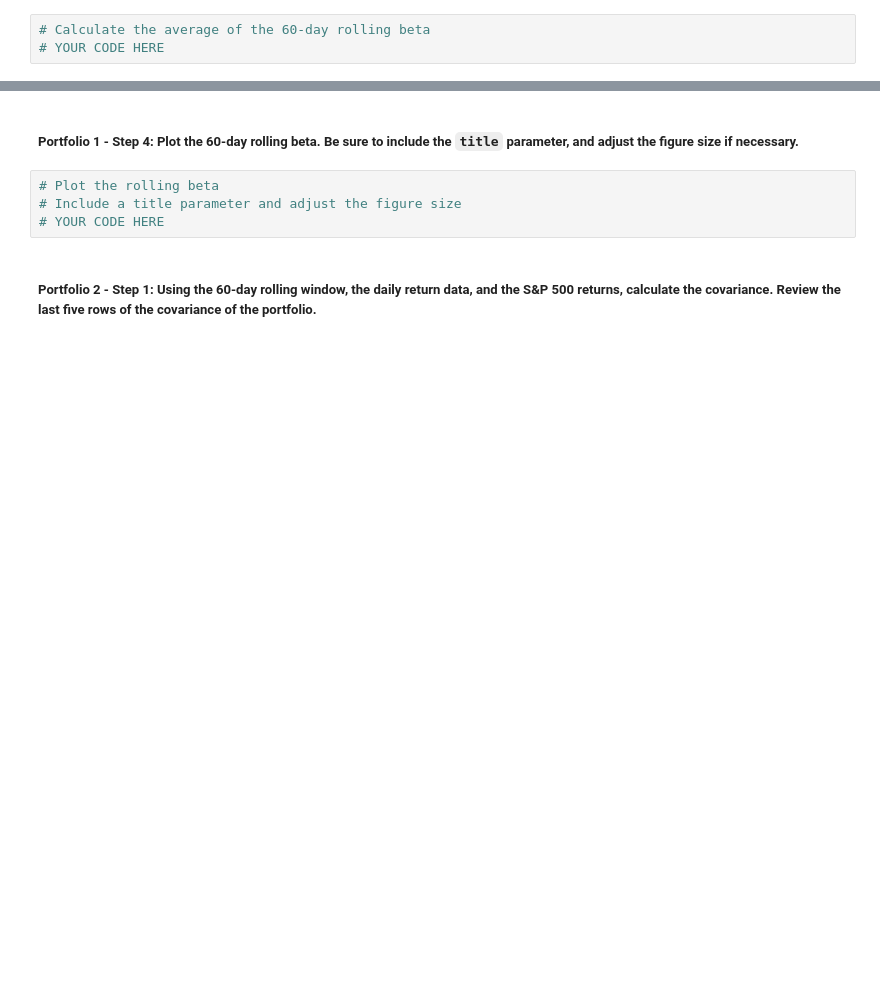
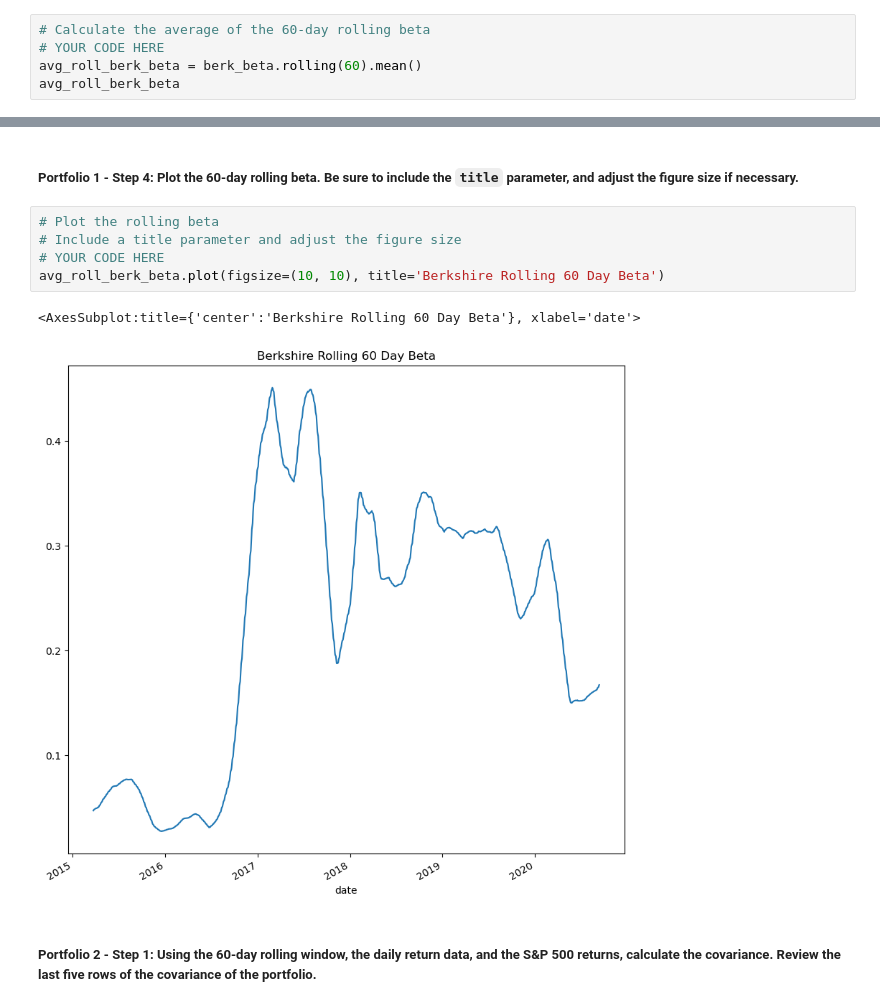
Before and after one commit to tylerg31/Fintech_Bootcamp_Denver, a Jupyter notebook: Week_4_HW/risk_return_analysis.ipynb, the cells around one changed output, grey strips where cells are left out. Cells and saved outputs as stored; diff of their text form; blank space fills up the shorter version.

```diff
--- a/Week_4_HW/risk_return_analysis.ipynb
+++ b/Week_4_HW/risk_return_analysis.ipynb
@@ -521,3 +517,5 @@ dtype: float64
 # %%
 # Calculate the average of the 60-day rolling beta
 # YOUR CODE HERE
+avg_roll_berk_beta = berk_beta.rolling(60).mean()
+avg_roll_berk_beta
@@ -526,7 +538,11 @@ dtype: float64
 # %%
 # Plot the rolling beta
 # Include a title parameter and adjust the figure size
 # YOUR CODE HERE
+avg_roll_berk_beta.plot(figsize=(10, 10), title='Berkshire Rolling 60 Day Beta')
+# %% [output]
+<AxesSubplot:title={'center':'Berkshire Rolling 60 Day Beta'}, xlabel='date'>
+[figure, added]
 # %% [markdown]
 ##### Portfolio 2 - Step 1: Using the 60-day rolling window, the daily return data, and the S&P 500 returns, calculate the covariance. Review the last five rows of the covariance of the portfolio.
 # %%
```
Also changed, not shown: parts of 9 cells of this notebook.
